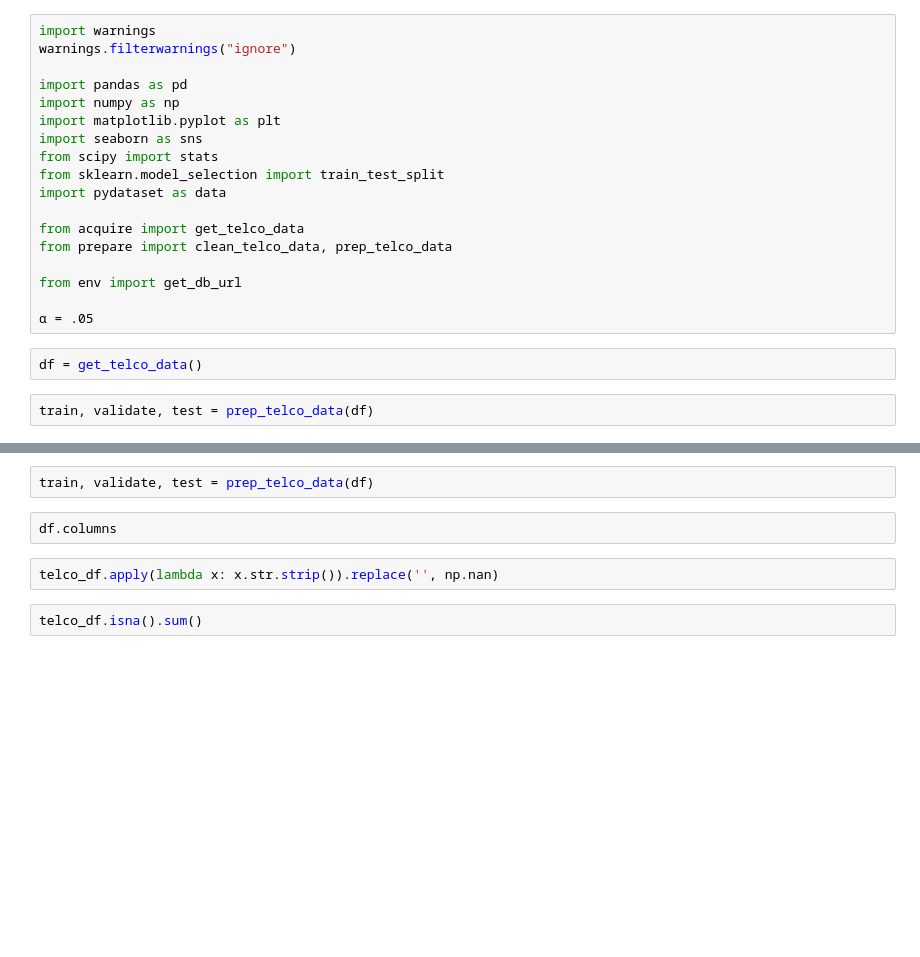
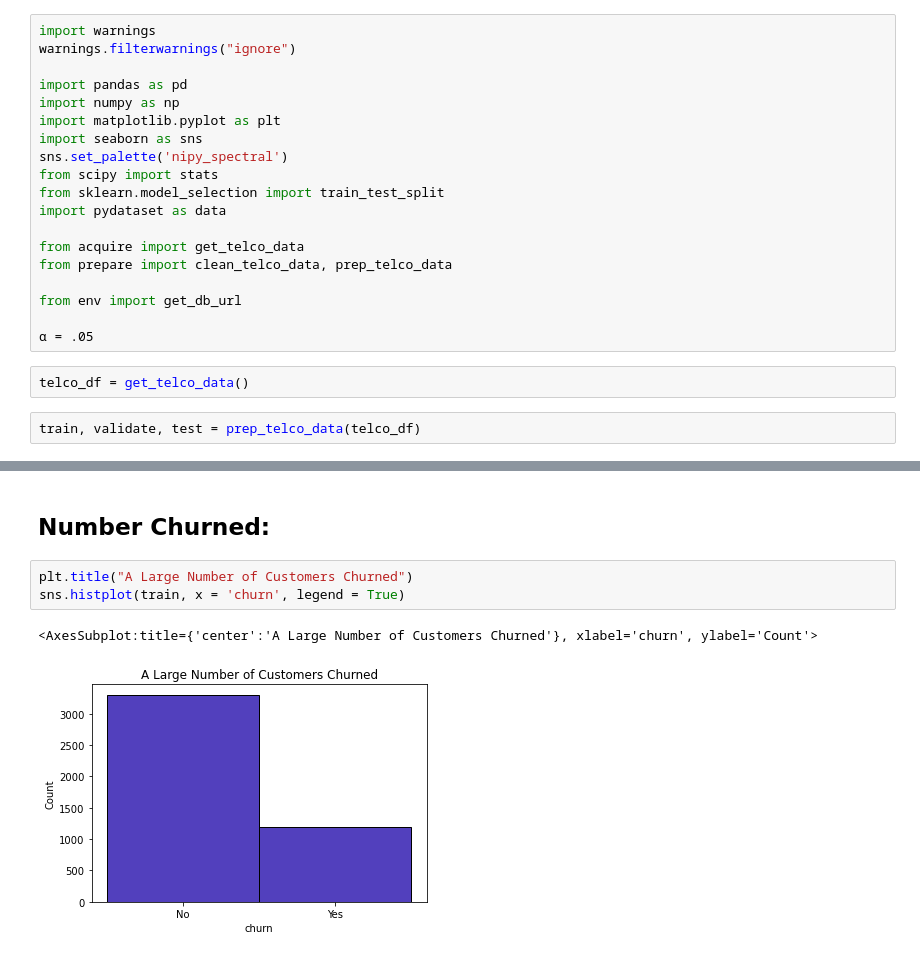
Before and after one commit to greg-maggard/classification_exercises, a Jupyter notebook: telco_classification_project.ipynb, the cells around one changed output, grey strips where cells are left out. Drawn from its saved outputs; the diff is of its cells as text; blank space fills up the shorter version.

Commit message:
Started the telco project analysis.

```diff
--- a/telco_classification_project.ipynb
+++ b/telco_classification_project.ipynb
@@ -6,6 +6,7 @@ import pandas as pd
 import numpy as np
 import matplotlib.pyplot as plt
 import seaborn as sns
+sns.set_palette('nipy_spectral')
 from scipy import stats
 from sklearn.model_selection import train_test_split
 import pydataset as data
@@ -17,6 +18,6 @@ from env import get_db_url
 
 α = .05
 # %%
-df = get_telco_data()
+telco_df = get_telco_data()
 # %%
-train, validate, test = prep_telco_data(df)
+train, validate, test = prep_telco_data(telco_df)
@@ -59,8 +54,8 @@ df
-# %%
-train, validate, test = prep_telco_data(df)
-# %%
-df.columns
-# %%
-telco_df.apply(lambda x: x.str.strip()).replace('', np.nan)
-# %%
-telco_df.isna().sum()
+# %% [markdown]
+## Number Churned:
+# %%
+plt.title("A Large Number of Customers Churned")
+sns.histplot(train, x = 'churn', legend = True)
+# %% [output]
+<AxesSubplot:title={'center':'A Large Number of Customers Churned'}, xlabel='churn', ylabel='Count'>
+[figure, added]
```
Also changed, not shown: parts of 14 cells of this notebook.
